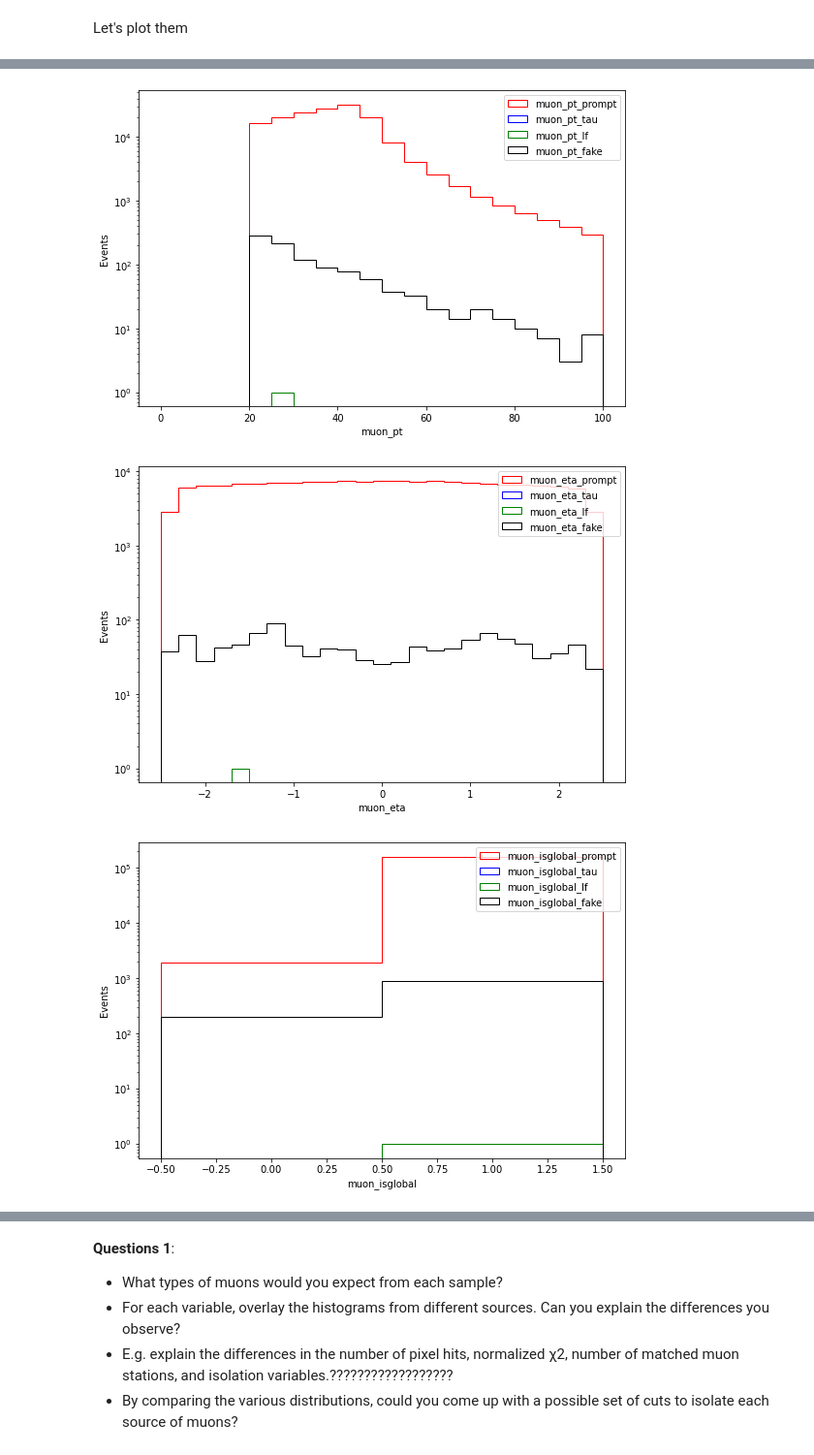
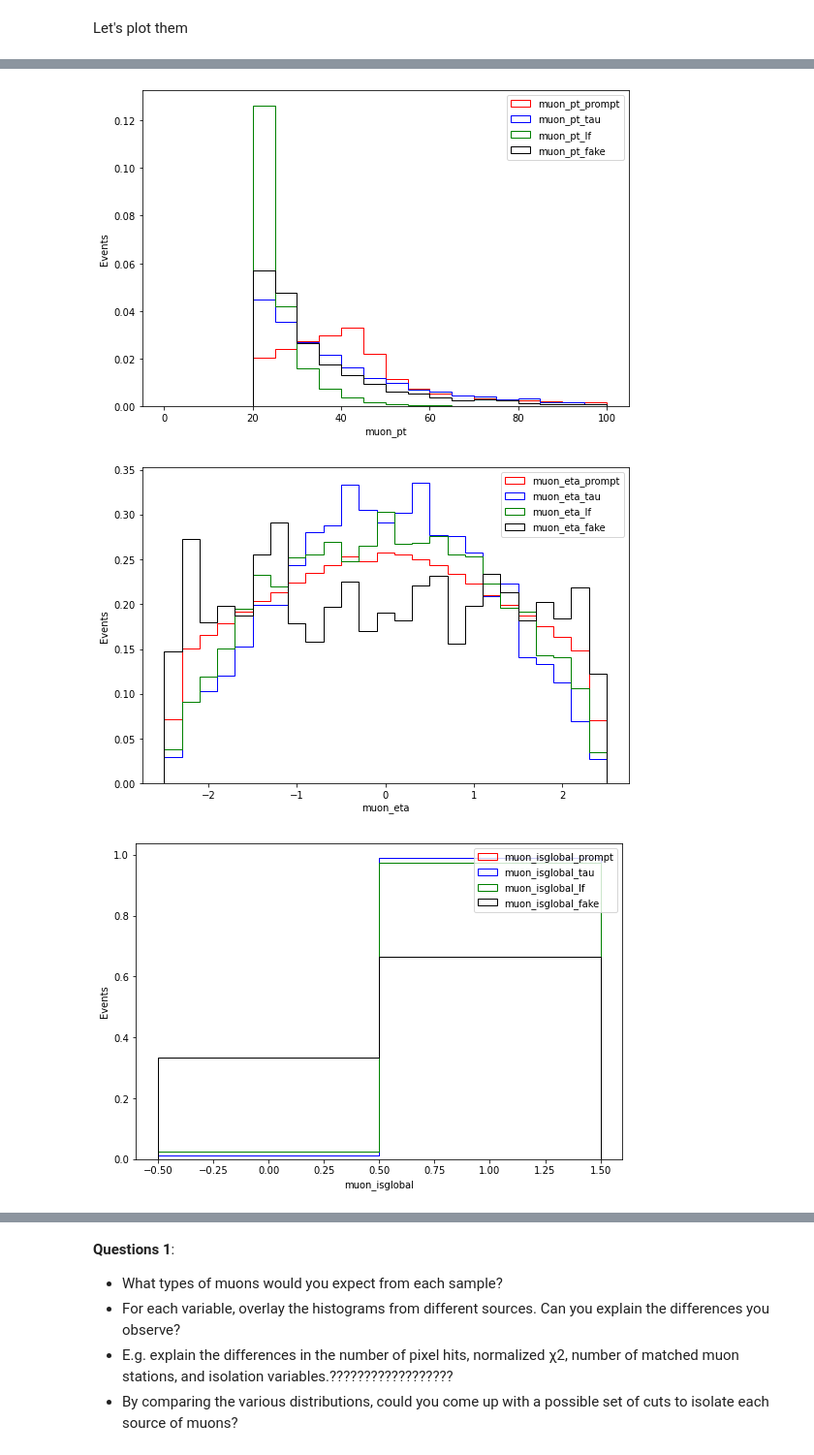
Before and after one commit to Taiantuia/MuonHATSatLPC2020, a Jupyter notebook: Exercise 3 Muon identification and isolation.ipynb, the cells around one changed output, grey strips where cells are left out. Shown at 97% size. Cells and saved outputs as stored; diff of their text form; code cells hidden in the pictures.

```diff
--- a/Exercise 3 Muon identification and isolation.ipynb
+++ b/Exercise 3 Muon identification and isolation.ipynb
@@ -19,14 +19,14 @@ We will also retrieve and select the primary proton-proton vertices with some ve
 
 To begin, we can creat a few lists of file names, variable names and muon flavor to loop over those variables and plot histograms
 # %%
-filenames= ['DYJetsToMuMu_M-50_TuneCP5_14TeV-madgraphMLM-pythia8.root', 'FE9779A1-B793-2644-9A14-3E105B03B488.root']
+filenames= ['DYJetsToMuMu_M-50_TuneCP5_14TeV-madgraphMLM-pythia8.root', 'TTJets_DiLept_TuneCP5_13TeV-madgraphMLM-pythia8.root', 'QCD_Pt-20toInf_MuEnrichedPt15_TuneCP5_13TeV_pythia8.root']
 variables= ['muon_pt', 'muon_eta', 'muon_isglobal', 'muon_istracker', 'muon_nstations', 'muon_ntrackerlayers', 'muon_dxy', 'muon_pfreliso04_all', 'muon_tkreliso']
 muonflavs= ['prompt', 'tau', 'lf', 'fake']
 bins=[20, 25, 2, 2, 6, 25, 40, 30, 30]
 binrange=[[0,100], [-2.5, 2.5], [-0.5, 1.5], [-0.5, 1.5], [-0.5, 5.5], [-0.5, 24.5], [-0.10, 0.11], [0, 0.3], [0, 0.3]]
 # %%
-index=[0,1]
-n=2
+index=[0,1,2]
+n=3
 file=[None]*n
 muon=[None]*n
 muon_genpartflav=[None]*n
@@ -35,7 +35,7 @@ npvsgood=[None]*n
 for filename, idx in zip(filenames, index):
     file[idx]=uproot.open(f'~/Downloads/{filename}')['Events']
 
-for idx in [0,1]:
+for idx in index:
     muon[idx]=ak.JaggedArray.zip(muon_pt=file[idx].array(['Muon_pt']), muon_eta= file[idx].array(['Muon_eta']), muon_phi= file[idx].array(['Muon_phi']),
                         muon_isglobal= file[idx].array(['Muon_isGlobal']), muon_istracker= file[idx].array(['Muon_isTracker']),
                         muon_nstations= file[idx].array(['Muon_nStations']),
@@ -119,7 +119,7 @@ diclist
 combined_variables={}
 for type in muonflavs:
         for var in variables:
-            combined_variables[f'{var}_{type}']=np.concatenate((diclist[0][f'{var}_{type}'].flatten(), diclist[1][f'{var}_{type}'].flatten()))
+            combined_variables[f'{var}_{type}']=np.concatenate((diclist[0][f'{var}_{type}'].flatten(), diclist[1][f'{var}_{type}'].flatten(), diclist[2][f'{var}_{type}'].flatten()))
 # %%
 combined_variables
 # %% [output]
@@ -143,13 +143,13 @@ combined_variables
 # %%
 for var, bin, binrange in zip(variables, bins, binrange):
     plt.figure(figsize=(9,6))
     for type, color in zip(muonflavs, ['red', 'blue', 'green', 'black']):
-        plt.hist((combined_variables[f'{var}_{type}']), bins=bin, range=binrange, histtype='step',linestyle=('dashed'), color=f'{color}', label=f'{var}_{type}')
+        plt.hist((combined_variables[f'{var}_{type}']), bins=bin, range=binrange, density=True, histtype='step', color=f'{color}', label=f'{var}_{type}')
     plt.legend()
     plt.xlabel(f'{var}')
     plt.ylabel('Events')
-    plt.yscale('log')
+    #plt.yscale('log')
 # %% [output]
-[figure, old version]
+[figure, new version]
-[figure, old version]
+[figure, new version]
-[figure, old version]
+[figure, new version]
```
Also changed, not shown: parts of 3 cells of this notebook.
